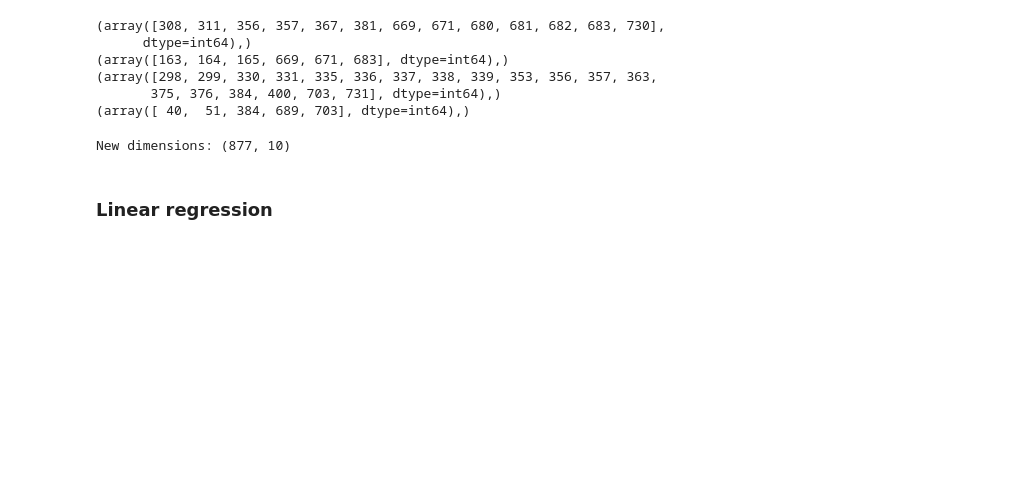
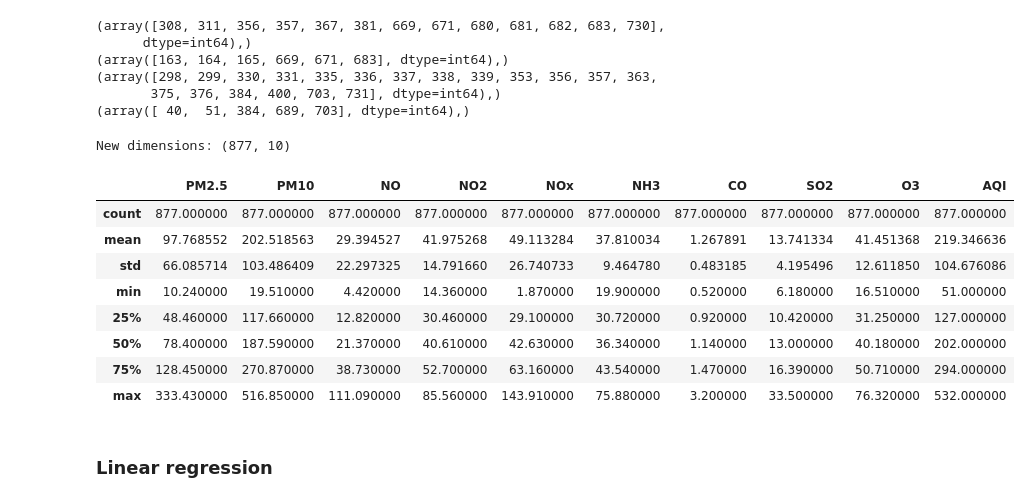
Before and after one commit to akshitasemwal/AQI, a Jupyter notebook: AQI using regression techniques.ipynb, the cells around one changed output. Saved outputs shown, nothing was run; the diff lists cells and outputs as text; code cells hidden in the pictures; blank space fills up the shorter version.

```diff
--- a/AQI using regression techniques.ipynb
+++ b/AQI using regression techniques.ipynb
@@ -14,7 +14,7 @@ from sklearn.metrics import mean_absolute_error, mean_squared_error, r2_score
 
 from sklearn.preprocessing import StandardScaler
 # %%
-df=pd.read_csv("DelhiAQI.csv")
+df=pd.read_csv(r"C:\Users\akshita\Downloads\DelhiAQI.csv")
 df.head()
 # %% [output]
 |  | City | Date | PM2.5 | PM10 | NO | NO2 | NOx | NH3 | CO | SO2 | O3 | ... |
@@ -87,6 +99,16 @@ for i in np.where((zscore1>3) | (zscore2>3) | (zscore3>3) | (zscore4>3)):
     df.drop(i, inplace=True)
 # %%
 print("New dimensions:", df.shape)
+df.describe()
 # %% [output]
 New dimensions: (877, 10)
+|  | PM2.5 | PM10 | NO | NO2 | NOx | NH3 | CO | SO2 | O3 | AQI |
+| count | 877.000000 | 877.000000 | 877.000000 | 877.000000 | 877.000000 | 877.000000 | 877.000000 | 877.000000 | 877.000000 | 877.000000 |
+| mean | 97.768552 | 202.518563 | 29.394527 | 41.975268 | 49.113284 | 37.810034 | 1.267891 | 13.741334 | 41.451368 | 219.346636 |
+| std | 66.085714 | 103.486409 | 22.297325 | 14.791660 | 26.740733 | 9.464780 | 0.483185 | 4.195496 | 12.611850 | 104.676086 |
+| min | 10.240000 | 19.510000 | 4.420000 | 14.360000 | 1.870000 | 19.900000 | 0.520000 | 6.180000 | 16.510000 | 51.000000 |
+| 25% | 48.460000 | 117.660000 | 12.820000 | 30.460000 | 29.100000 | 30.720000 | 0.920000 | 10.420000 | 31.250000 | 127.000000 |
+| 50% | 78.400000 | 187.590000 | 21.370000 | 40.610000 | 42.630000 | 36.340000 | 1.140000 | 13.000000 | 40.180000 | 202.000000 |
+| 75% | 128.450000 | 270.870000 | 38.730000 | 52.700000 | 63.160000 | 43.540000 | 1.470000 | 16.390000 | 50.710000 | 294.000000 |
+| max | 333.430000 | 516.850000 | 111.090000 | 85.560000 | 143.910000 | 75.880000 | 3.200000 | 33.500000 | 76.320000 | 532.000000 |
 # %%
```
Also changed, not shown: parts of 24 cells of this notebook.
